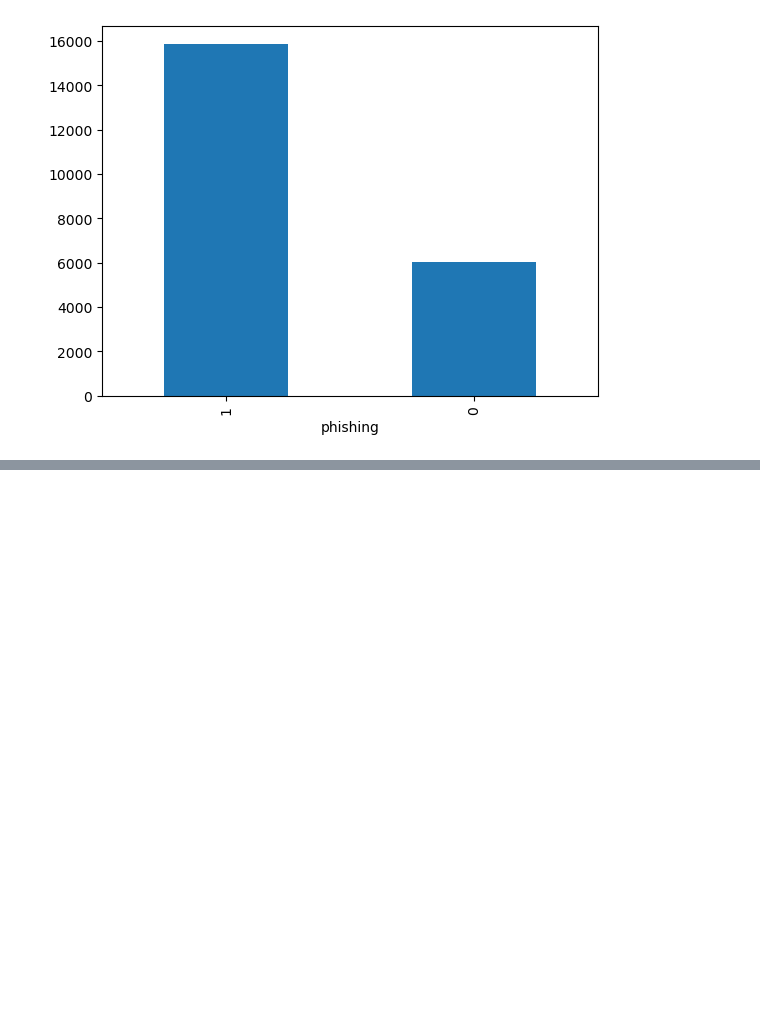
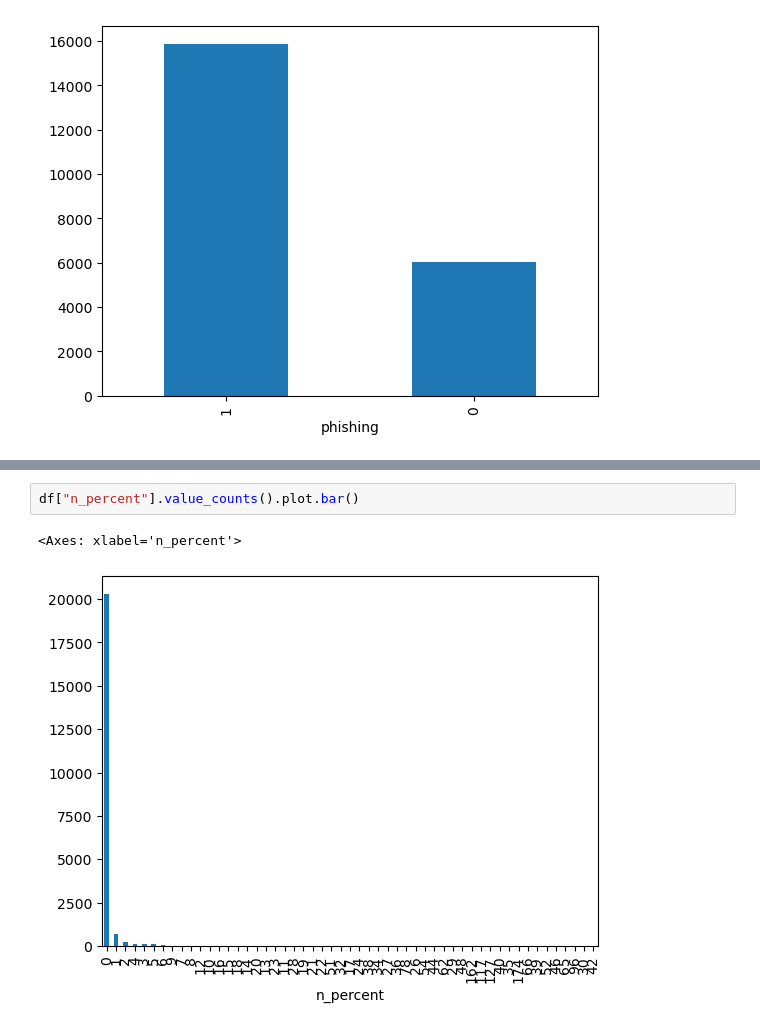
Before and after one commit to MaukanMir/Phishing-Classifier, a Jupyter notebook: training.ipynb, the cells around one changed output, grey strips where cells are left out. Drawn from its saved outputs; the diff is of its cells as text; blank space fills up the shorter version.

```diff
--- a/training.ipynb
+++ b/training.ipynb
@@ -160,0 +166,5 @@ df["phishing"].value_counts().plot.bar()
+# %%
+df["n_percent"].value_counts().plot.bar()
+# %% [output]
+<Axes: xlabel='n_percent'>
+[figure, added]
```
Also changed, not shown: parts of 2 cells of this notebook.
